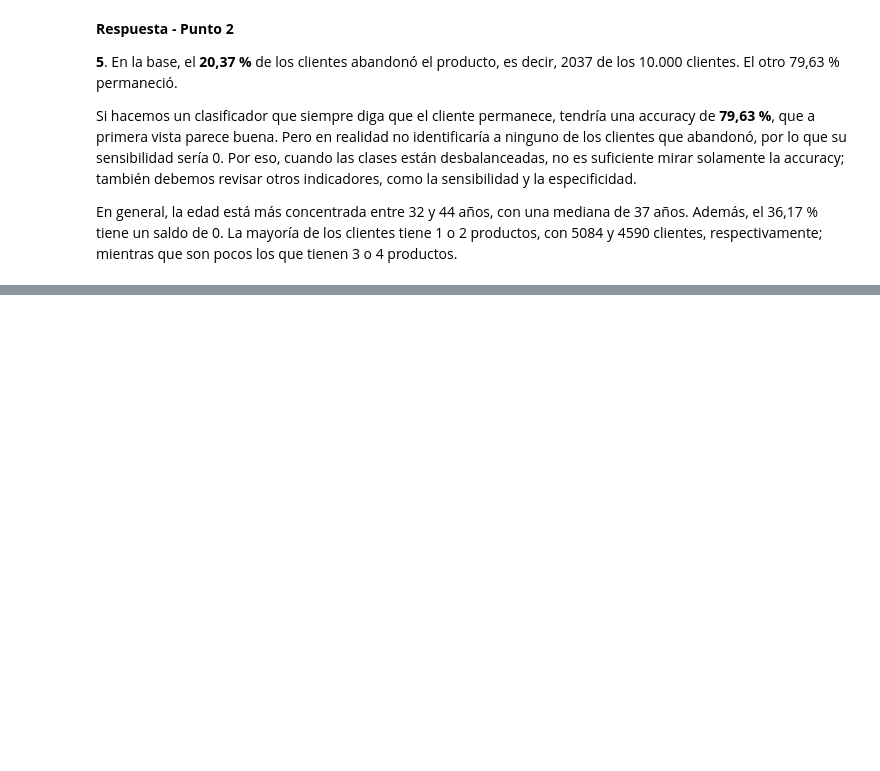
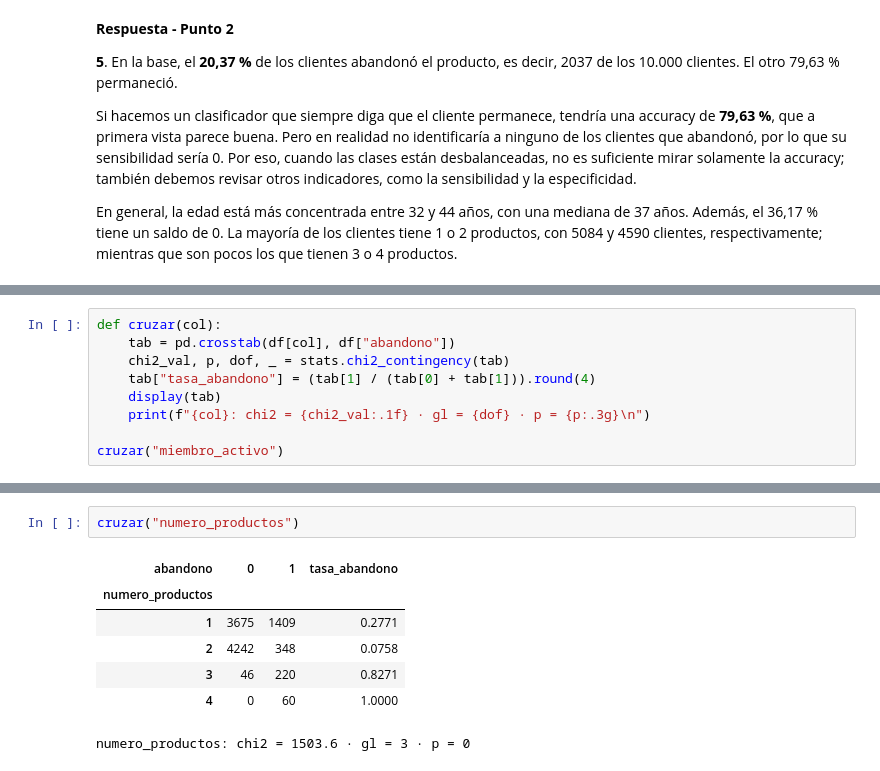
Before and after one commit to MrTamayo-1/Taller_Abandono_Producto_Financiero_Tamayo_Ruano_Reyes, a Jupyter notebook: Taller_Abandono_Producto_Financiero_Tamayo_Ruano_Reyes.ipynb, the cells around one changed output, grey strips where cells are left out. Cells and saved outputs as stored; diff of their text form; blank space fills up the shorter version.

```diff
--- a/Taller_Abandono_Producto_Financiero_Tamayo_Ruano_Reyes.ipynb
+++ b/Taller_Abandono_Producto_Financiero_Tamayo_Ruano_Reyes.ipynb
@@ -235,0 +274,9 @@ En general, la edad está más concentrada entre 32 y 44 años, con una mediana
+# %%
+def cruzar(col):
+    tab = pd.crosstab(df[col], df["abandono"])
+    chi2_val, p, dof, _ = stats.chi2_contingency(tab)
+    tab["tasa_abandono"] = (tab[1] / (tab[0] + tab[1])).round(4)
+    display(tab)
+    print(f"{col}: chi2 = {chi2_val:.1f} · gl = {dof} · p = {p:.3g}\n")
+
+cruzar("miembro_activo")
@@ -235,0 +289,10 @@ En general, la edad está más concentrada entre 32 y 44 años, con una mediana
+# %%
+cruzar("numero_productos")
+# %% [output]
+| abandono | 0 | 1 | tasa_abandono |
+| numero_productos |  |  |  |
+| 1 | 3675 | 1409 | 0.2771 |
+| 2 | 4242 | 348 | 0.0758 |
+| 3 | 46 | 220 | 0.8271 |
+| 4 | 0 | 60 | 1.0000 |
+numero_productos: chi2 = 1503.6 · gl = 3 · p = 0
```
Also changed, not shown: parts of 12 cells of this notebook.
